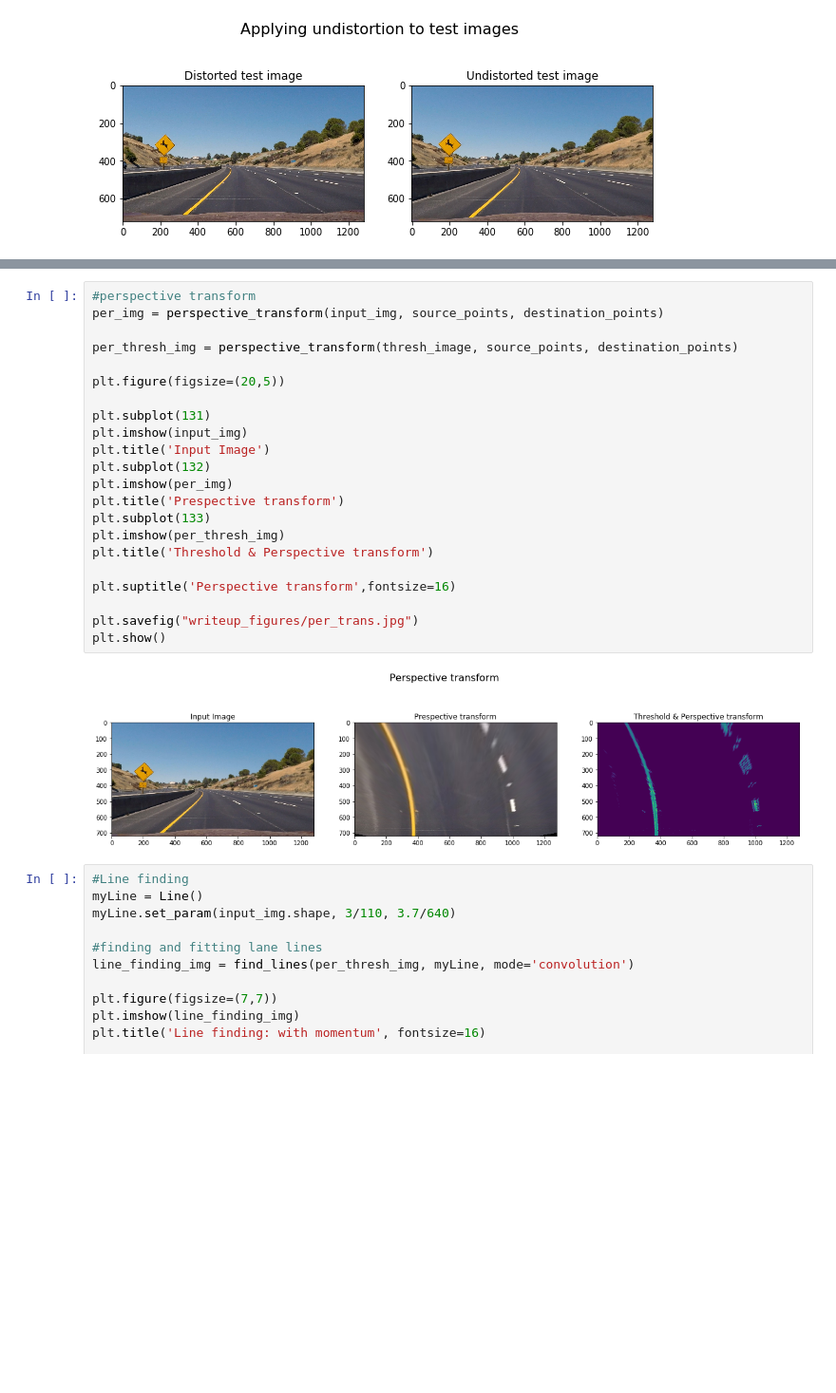
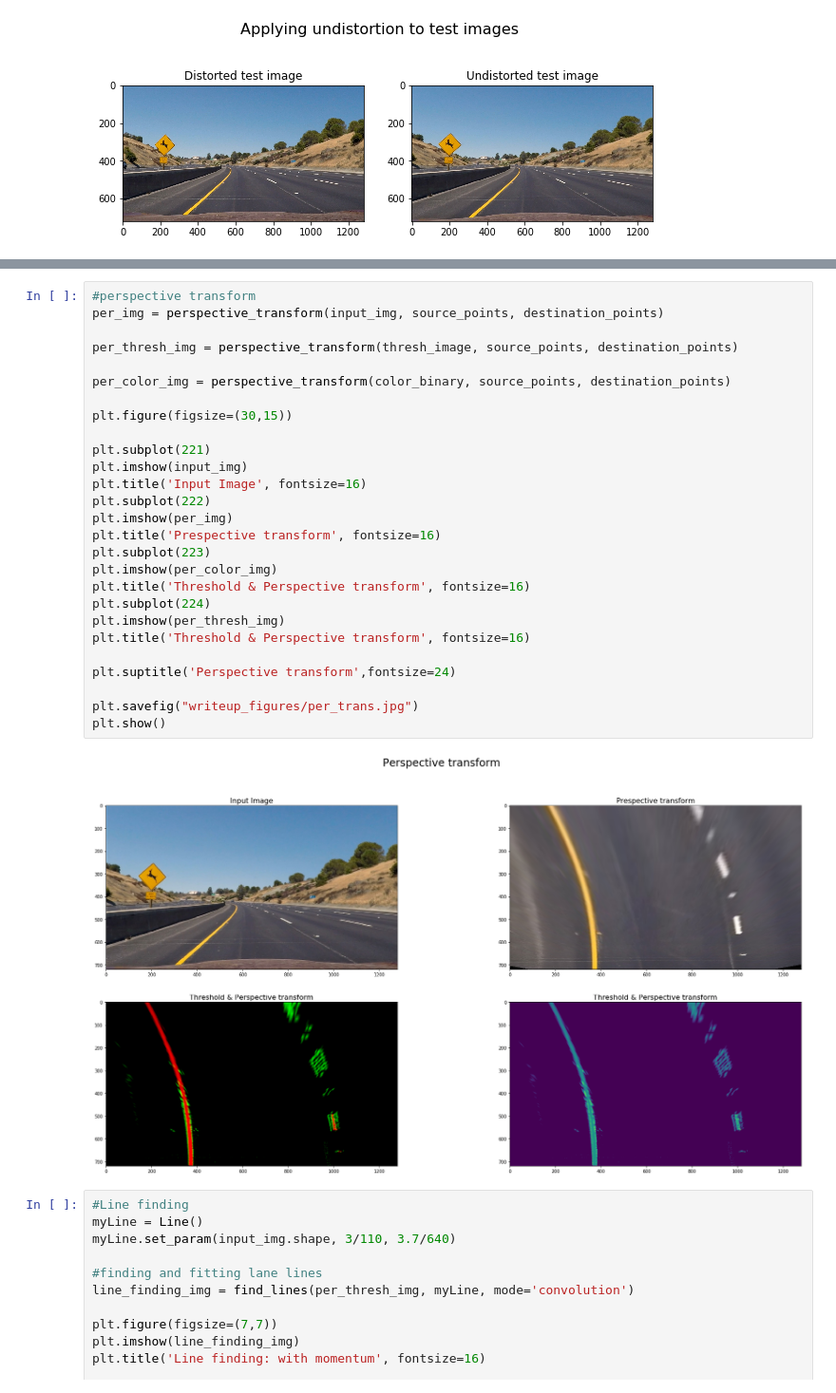
Before and after one commit to abdullaayyad96/CarND-Advanced-Lane-Lines, a Jupyter notebook: generate_figures.ipynb, the cells around one changed output, grey strips where cells are left out. Shown at 95% size. Saved outputs shown, nothing was run; the diff lists cells and outputs as text; blank space fills up the shorter version.

```diff
--- a/generate_figures.ipynb
+++ b/generate_figures.ipynb
@@ -546,27 +549,32 @@ plt.show()
 # %%
 #perspective transform
 per_img = perspective_transform(input_img, source_points, destination_points)
 
 per_thresh_img = perspective_transform(thresh_image, source_points, destination_points)
 
-plt.figure(figsize=(20,5))
+per_color_img = perspective_transform(color_binary, source_points, destination_points)
 
-plt.subplot(131)
+plt.figure(figsize=(30,15))
+
+plt.subplot(221)
 plt.imshow(input_img)
-plt.title('Input Image')
-plt.subplot(132)
+plt.title('Input Image', fontsize=16)
+plt.subplot(222)
 plt.imshow(per_img)
-plt.title('Prespective transform')
-plt.subplot(133)
+plt.title('Prespective transform', fontsize=16)
+plt.subplot(223)
+plt.imshow(per_color_img)
+plt.title('Threshold & Perspective transform', fontsize=16)
+plt.subplot(224)
 plt.imshow(per_thresh_img)
-plt.title('Threshold & Perspective transform')
+plt.title('Threshold & Perspective transform', fontsize=16)
 
-plt.suptitle('Perspective transform',fontsize=16)
+plt.suptitle('Perspective transform',fontsize=24)
 
 plt.savefig("writeup_figures/per_trans.jpg")
 plt.show()
 # %% [output]
-[figure, old version]
+[figure, new version]
 # %%
 #Line finding
 myLine = Line()
```
Also changed, not shown: parts of 1 cell of this notebook, 3 other files.
